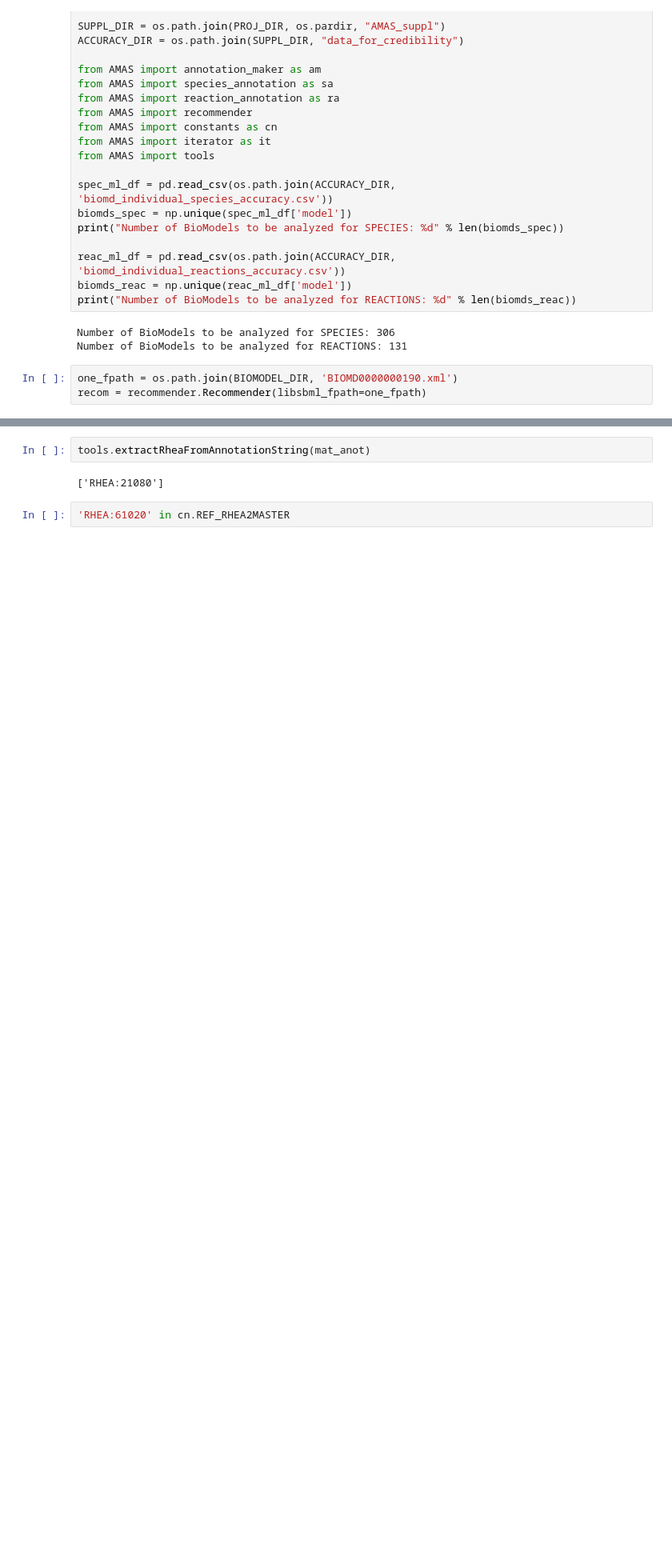
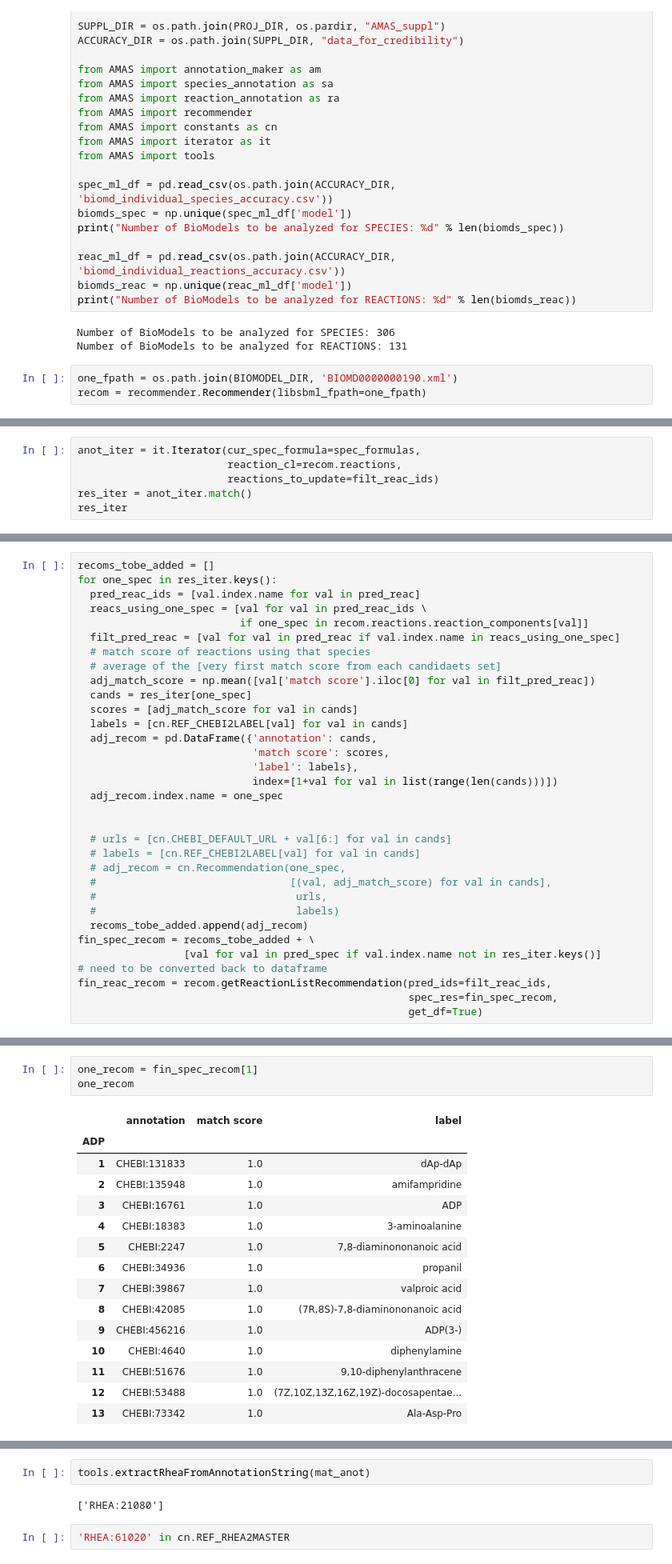
Before and after one commit to sys-bio/AMAS, a Jupyter notebook: notebooks/console_methods.ipynb, the cells around one changed output, grey strips where cells are left out. Shown at 80% size. Saved outputs shown, nothing was run; the diff lists cells and outputs as text; blank space fills up the shorter version.

```diff
--- a/notebooks/console_methods.ipynb
+++ b/notebooks/console_methods.ipynb
@@ -121,0 +129,6 @@ recommender.Recommender(libsbml_fpath=one_fpath)
+# %%
+anot_iter = it.Iterator(cur_spec_formula=spec_formulas,
+                        reaction_cl=recom.reactions,
+                        reactions_to_update=filt_reac_ids)
+res_iter = anot_iter.match()
+res_iter
@@ -121,0 +149,33 @@ recommender.Recommender(libsbml_fpath=one_fpath)
+# %%
+recoms_tobe_added = []
+for one_spec in res_iter.keys():
+  pred_reac_ids = [val.index.name for val in pred_reac]
+  reacs_using_one_spec = [val for val in pred_reac_ids \
+                          if one_spec in recom.reactions.reaction_components[val]]
+  filt_pred_reac = [val for val in pred_reac if val.index.name in reacs_using_one_spec]
+  # match score of reactions using that species
+  # average of the [very first match score from each candidaets set]
+  adj_match_score = np.mean([val['match score'].iloc[0] for val in filt_pred_reac])
+  cands = res_iter[one_spec]
+  scores = [adj_match_score for val in cands]
+  labels = [cn.REF_CHEBI2LABEL[val] for val in cands]
+  adj_recom = pd.DataFrame({'annotation': cands,
+                            'match score': scores,
+                            'label': labels},
+                            index=[1+val for val in list(range(len(cands)))])
+  adj_recom.index.name = one_spec
+
+
+  # urls = [cn.CHEBI_DEFAULT_URL + val[6:] for val in cands]
+  # labels = [cn.REF_CHEBI2LABEL[val] for val in cands]
+  # adj_recom = cn.Recommendation(one_spec,
+  #                               [(val, adj_match_score) for val in cands],
+  #                                urls,
+  #                                labels)
+  recoms_tobe_added.append(adj_recom)
+fin_spec_recom = recoms_tobe_added + \
+                 [val for val in pred_spec if val.index.name not in res_iter.keys()]
+# need to be converted back to dataframe
+fin_reac_recom = recom.getReactionListRecommendation(pred_ids=filt_reac_ids,
+                                                     spec_res=fin_spec_recom,
+                                                     get_df=True)
@@ -121,0 +245,19 @@ recommender.Recommender(libsbml_fpath=one_fpath)
+# %%
+one_recom = fin_spec_recom[1]
+one_recom
+# %% [output]
+|  | annotation | match score | label |
+| ADP |  |  |  |
+| 1 | CHEBI:131833 | 1.0 | dAp-dAp |
+| 2 | CHEBI:135948 | 1.0 | amifampridine |
+| 3 | CHEBI:16761 | 1.0 | ADP |
+| 4 | CHEBI:18383 | 1.0 | 3-aminoalanine |
+| 5 | CHEBI:2247 | 1.0 | 7,8-diaminononanoic acid |
+| 6 | CHEBI:34936 | 1.0 | propanil |
+| 7 | CHEBI:39867 | 1.0 | valproic acid |
+| 8 | CHEBI:42085 | 1.0 | (7R,8S)-7,8-diaminononanoic acid |
+| 9 | CHEBI:456216 | 1.0 | ADP(3-) |
+| 10 | CHEBI:4640 | 1.0 | diphenylamine |
+| 11 | CHEBI:51676 | 1.0 | 9,10-diphenylanthracene |
+| 12 | CHEBI:53488 | 1.0 | (7Z,10Z,13Z,16Z,19Z)-docosapentae... |
+| 13 | CHEBI:73342 | 1.0 | Ala-Asp-Pro |
```
Also changed, not shown: parts of 39 cells of this notebook, 3 other files.
